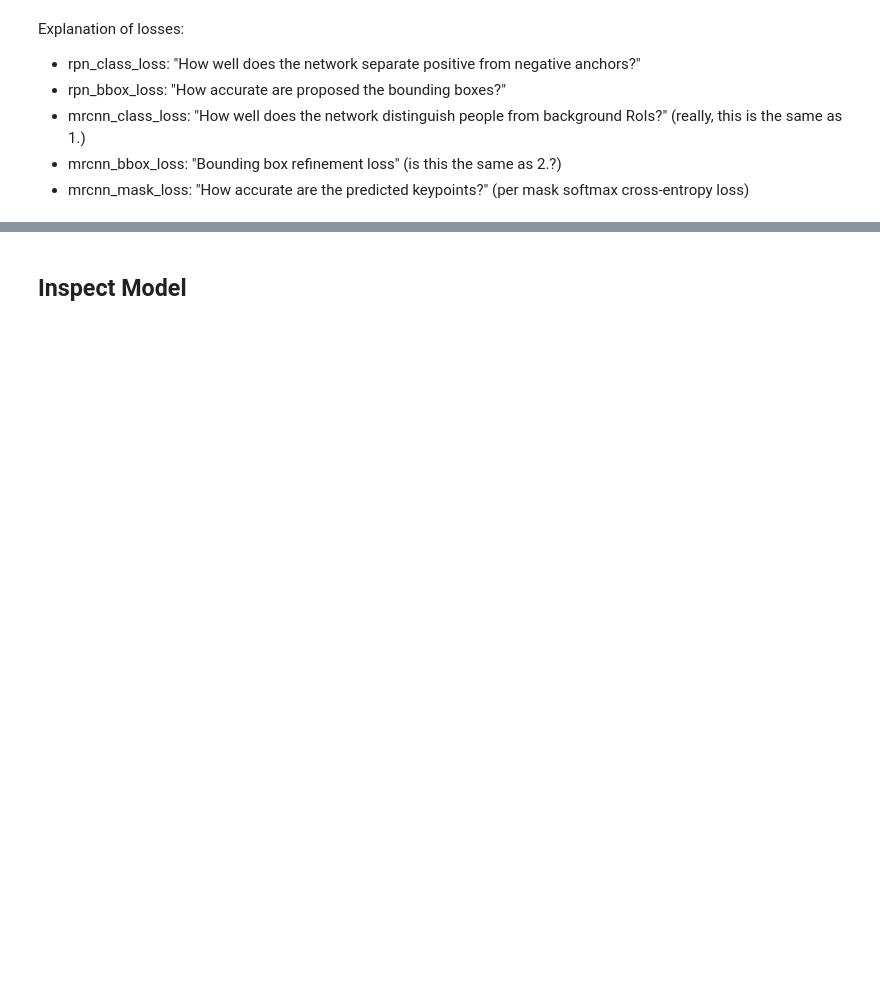
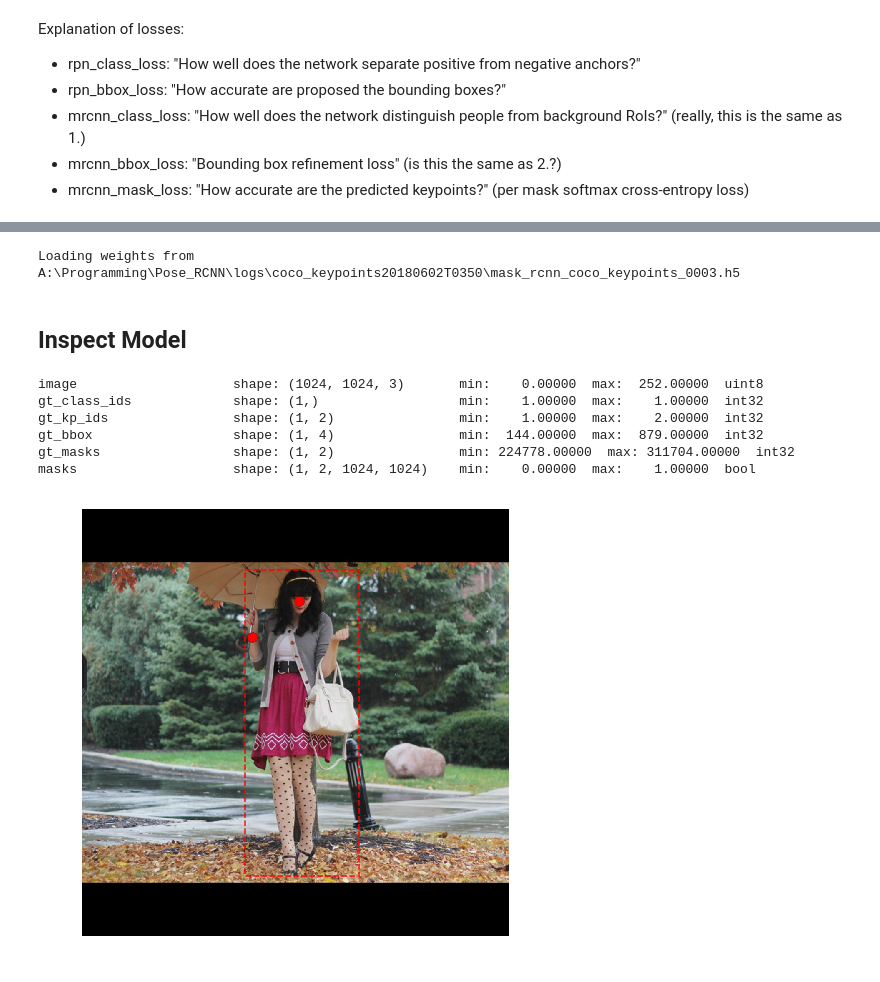
Before and after one commit to bitsauce/Keypoint_RCNN, a Jupyter notebook: keypoints_train.ipynb, the cells around one changed output, grey strips where cells are left out. Saved outputs shown, nothing was run; the diff lists cells and outputs as text; code cells hidden in the pictures; blank space fills up the shorter version.

```diff
--- a/keypoints_train.ipynb
+++ b/keypoints_train.ipynb
@@ -103,7 +103,7 @@ class TrainConfig(Config):
     NUM_KEYPOINTS = dataset_train.num_kp_classes
 
     # DEBUG:
-    STEPS_PER_EPOCH = 1000 if USE_GPU else 10
+    STEPS_PER_EPOCH = 1000 if USE_GPU else 1000
 
     TRAIN_ROIS_PER_IMAGE = 100
     #MAX_GT_INSTANCES = 1
@@ -143,8 +143,8 @@ if TRAIN:
 
     # Load weights trained on MS-COCO
     model.load_weights(COCO_MODEL_PATH, by_name=True,
-                       #exclude=["mrcnn_class_logits", "mrcnn_bbox_fc", "mrcnn_bbox", "mrcnn_mask"])
-                       exclude=["mrcnn_class_logits", "mrcnn_bbox_fc", "mrcnn_mask"])
+                       exclude=["mrcnn_class_logits", "mrcnn_bbox_fc", "mrcnn_bbox", "mrcnn_mask"])
+                       #exclude=["mrcnn_class_logits", "mrcnn_bbox_fc", "mrcnn_mask"])
 # %% [output]
 Creating model...
 
@@ -316,25 +329,46 @@ model_path = model.find_last()[1]
 assert model_path != "", "Provide path to trained weights"
 print("Loading weights from ", model_path)
 model.load_weights(model_path, by_name=True)
+# %% [output]
+Loading weights from  A:\Programming\Pose_RCNN\logs\coco_keypoints20180602T0350\mask_rcnn_coco_keypoints_0003.h5
 # %% [markdown]
 ## Inspect Model
 # %%
 importlib.reload(visualize)
 
 # Load a test image
 image_id = dataset_val.image_ids[10]
 
 # Get ground truth masks and bboxes
-image, image_meta, gt_class_ids, gt_bbox, gt_kp_masks, gt_kp_ids = \
-    modellib.load_image_gt(dataset_val, inference_config,
-                           image_id)
+image, image_meta, gt_class_ids, gt_kp_ids, gt_bbox, gt_kp_masks = \
+    modellib.load_image_gt(dataset_val, inference_config, image_id)
+
+masks = []
+for i in range(gt_kp_masks.shape[0]):
+    msks = []
+    for j in range(gt_kp_masks.shape[1]):
+        mask = np.zeros((image.shape[:2]), dtype=np.bool)
+        k = gt_kp_masks[i, j]
+        mask[k // mask.shape[1], k % mask.shape[1]] = True
+        msks.append(mask)
+    masks.append(msks)
+masks = np.array(masks)
 
 log("image", image)
 log("gt_class_ids", gt_class_ids)
 log("gt_kp_ids", gt_kp_ids)
 log("gt_bbox", gt_bbox)
 log("gt_masks", gt_kp_masks)
+log("masks", masks)
 
-visualize.display_keypoints(image, gt_bbox, gt_kp_masks, gt_kp_ids,
+visualize.display_keypoints(image, gt_bbox, masks, gt_kp_ids,
                             #skeleton=dataset_train.skeleton,
                             figsize=(8, 8))
+# %% [output]
+image                    shape: (1024, 1024, 3)       min:    0.00000  max:  252.00000  uint8
+gt_class_ids             shape: (1,)                  min:    1.00000  max:    1.00000  int32
+gt_kp_ids                shape: (1, 2)                min:    1.00000  max:    2.00000  int32
+gt_bbox                  shape: (1, 4)                min:  144.00000  max:  879.00000  int32
+gt_masks                 shape: (1, 2)                min: 224778.00000  max: 311704.00000  int32
+masks                    shape: (1, 2, 1024, 1024)    min:    0.00000  max:    1.00000  bool
+[figure, added]
```
Also changed, not shown: parts of 6 cells of this notebook, 1 other file.
